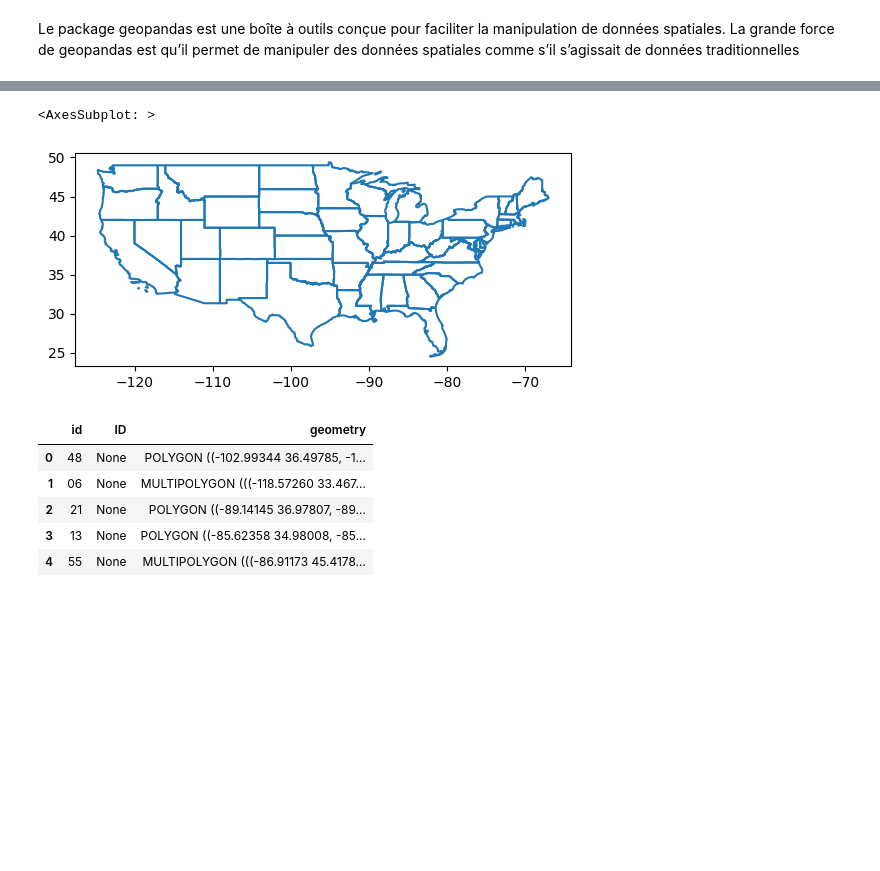
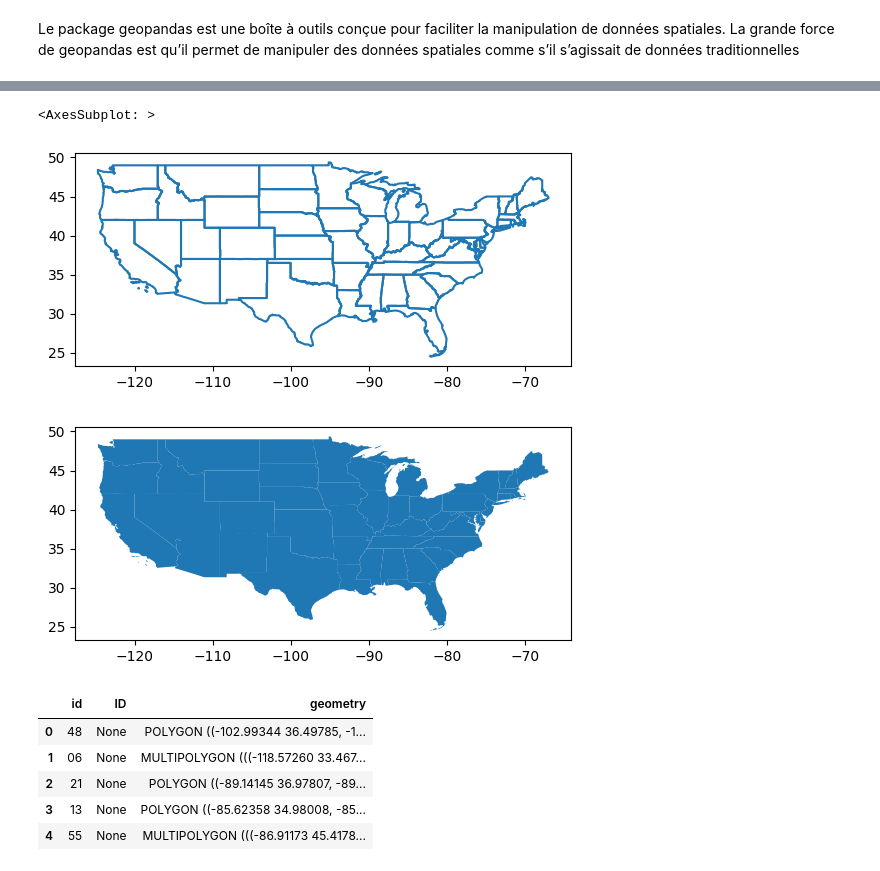
Before and after one commit to AmintaM/ProjetBlanc, a Jupyter notebook: index.ipynb, the cells around one changed output, grey strips where cells are left out. Cells and saved outputs as stored; diff of their text form; code cells hidden in the pictures; blank space fills up the shorter version.

```diff
--- a/index.ipynb
+++ b/index.ipynb
@@ -206,11 +262,13 @@ Le package geopandas est une boîte à outils conçue pour faciliter la manipula
 # %%
 fillename = r'data/usa.json'
 carte = gpd.read_file(fillename)
 
 carte.boundary.plot()
+carte.plot()
 # %% [output]
 <AxesSubplot: >
 [figure]
+[figure, added]
 # %%
 carte.head()
 # %% [output]
```
Also changed, not shown: parts of 14 cells of this notebook.
